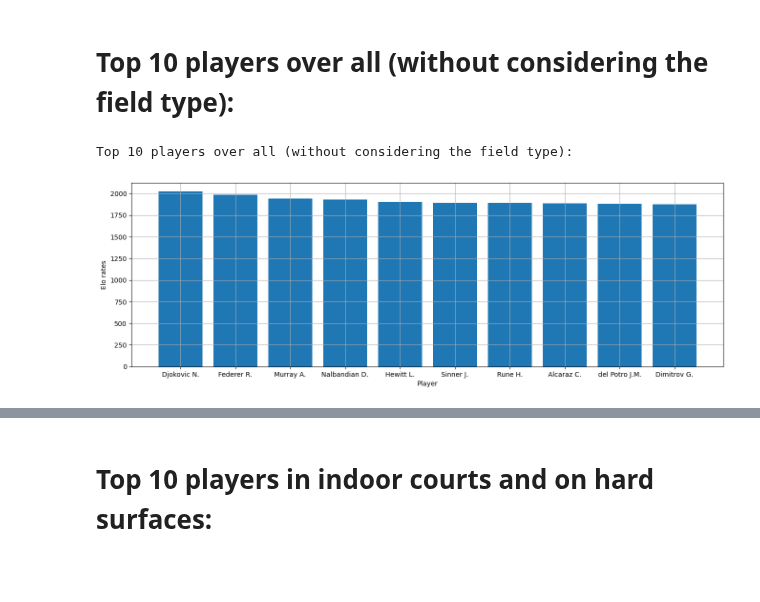
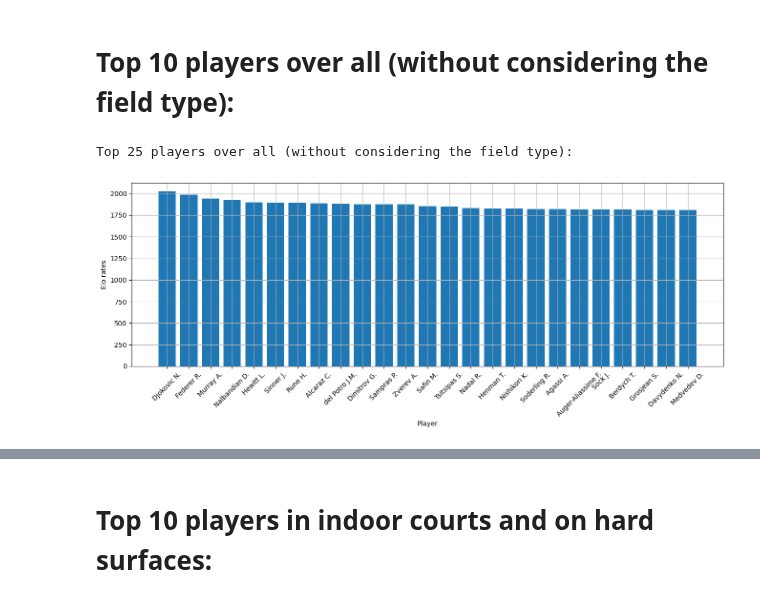
Before and after one commit to sprogl/sporting-bet-prediction, a Jupyter notebook: eda.ipynb, the cells around one changed output, grey strips where cells are left out. Cells and saved outputs as stored; diff of their text form; code cells hidden in the pictures; blank space fills up the shorter version.

```diff
--- a/eda.ipynb
+++ b/eda.ipynb
@@ -248,24 +248,25 @@ Accordingly, the total number of the matches played on the ``indoor clay`` and `
 # %%
 import matplotlib.pyplot as plt
 
-n_top = 10
+n_top = 25
 df_rates = elo_rates[["Player", "elo"]].sort_values(by="elo", ascending=False)
 
 print(f"Top {n_top} players over all (without considering the field type):")
 
 # Plot
 plt.figure(figsize=(16, 5))
 plt.grid()
 plt.bar(x=df_rates["Player"].iloc[:n_top], height=df_rates["elo"].iloc[:n_top])
 
 # Add labels and title
+plt.xticks(rotation=45)
 plt.xlabel("Player")
 plt.ylabel("Elo rates")
 
 # Save the plot
 plt.savefig(f"report/final/pictures/top-{n_top}-elo-rates.pdf")
 
 plt.show()
 # %% [output]
-Top 10 players over all (without considering the field type):
+Top 25 players over all (without considering the field type):
-[figure, old version]
+[figure, new version]
```
Also changed, not shown: parts of 7 cells of this notebook, 16 other files.
